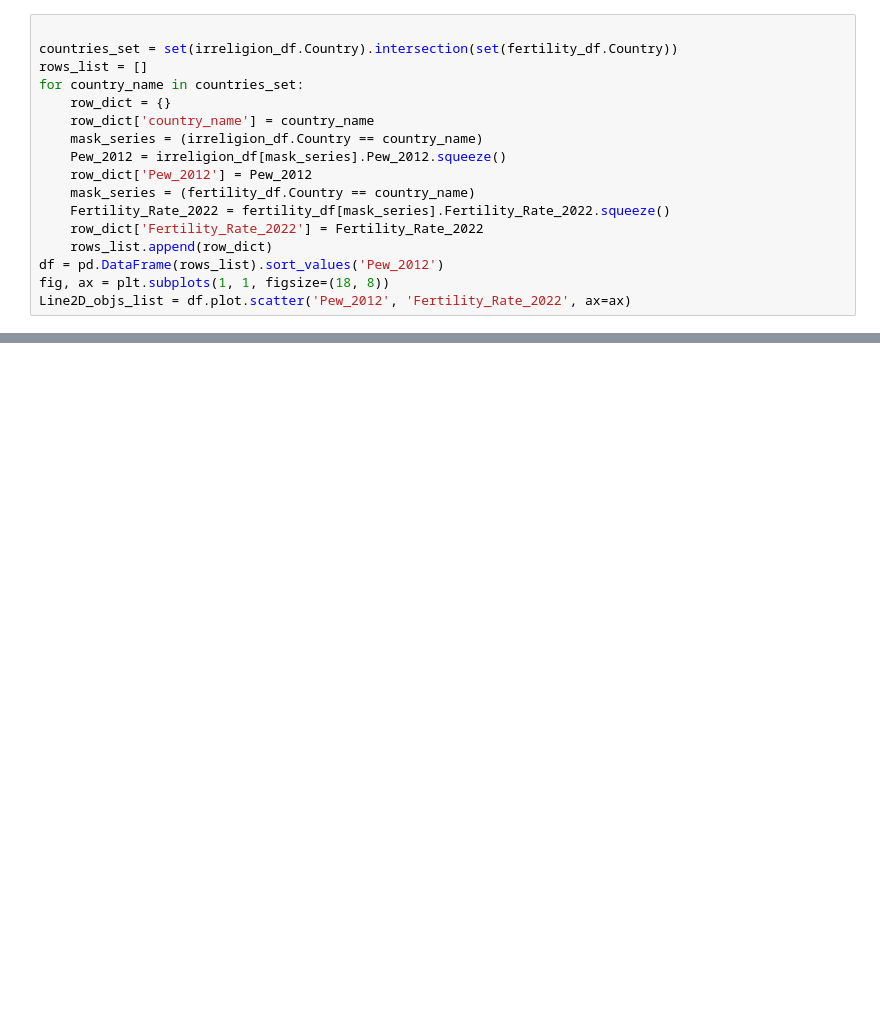
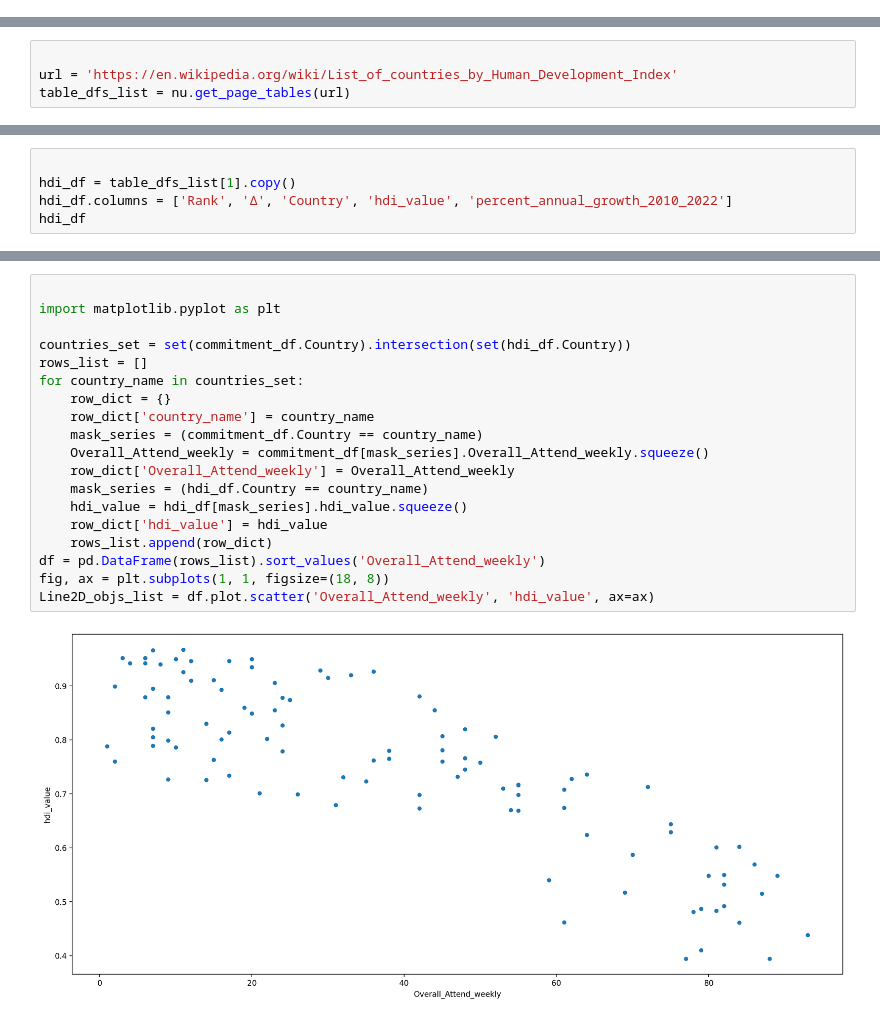
Before and after one commit to dbabbitt/StatsByCountry, a Jupyter notebook: scatterplots/Weekly Worship vs Human Development Index.ipynb, the cells around one changed output, grey strips where cells are left out. Drawn from its saved outputs; the diff is of its cells as text; blank space fills up the shorter version.

```diff
--- a/scatterplots/Weekly Worship vs Human Development Index.ipynb
+++ b/scatterplots/Weekly Worship vs Human Development Index.ipynb
@@ -240,17 +0,0 @@ df.sort_values('max_similarity', ascending=False).head(20)
-# %%
-
-countries_set = set(irreligion_df.Country).intersection(set(fertility_df.Country))
-rows_list = []
-for country_name in countries_set:
-    row_dict = {}
-    row_dict['country_name'] = country_name
-    mask_series = (irreligion_df.Country == country_name)
-    Pew_2012 = irreligion_df[mask_series].Pew_2012.squeeze()
-    row_dict['Pew_2012'] = Pew_2012
-    mask_series = (fertility_df.Country == country_name)
-    Fertility_Rate_2022 = fertility_df[mask_series].Fertility_Rate_2022.squeeze()
-    row_dict['Fertility_Rate_2022'] = Fertility_Rate_2022
-    rows_list.append(row_dict)
-df = pd.DataFrame(rows_list).sort_values('Pew_2012')
-fig, ax = plt.subplots(1, 1, figsize=(18, 8))
-Line2D_objs_list = df.plot.scatter('Pew_2012', 'Fertility_Rate_2022', ax=ax)
@@ -542,0 +20,4 @@ Saving plot to C:\Users\daveb\OneDrive\Documents\GitHub\StatsByCountry\saves\png
+# %%
+
+url = 'https://en.wikipedia.org/wiki/List_of_countries_by_Human_Development_Index'
+table_dfs_list = nu.get_page_tables(url)
@@ -542,0 +27,5 @@ Saving plot to C:\Users\daveb\OneDrive\Documents\GitHub\StatsByCountry\saves\png
+# %%
+
+hdi_df = table_dfs_list[1].copy()
+hdi_df.columns = ['Rank', 'Δ', 'Country', 'hdi_value', 'percent_annual_growth_2010_2022']
+hdi_df
@@ -542,0 +126,21 @@ Saving plot to C:\Users\daveb\OneDrive\Documents\GitHub\StatsByCountry\saves\png
+# %%
+
+import matplotlib.pyplot as plt
+
+countries_set = set(commitment_df.Country).intersection(set(hdi_df.Country))
+rows_list = []
+for country_name in countries_set:
+    row_dict = {}
+    row_dict['country_name'] = country_name
+    mask_series = (commitment_df.Country == country_name)
+    Overall_Attend_weekly = commitment_df[mask_series].Overall_Attend_weekly.squeeze()
+    row_dict['Overall_Attend_weekly'] = Overall_Attend_weekly
+    mask_series = (hdi_df.Country == country_name)
+    hdi_value = hdi_df[mask_series].hdi_value.squeeze()
+    row_dict['hdi_value'] = hdi_value
+    rows_list.append(row_dict)
+df = pd.DataFrame(rows_list).sort_values('Overall_Attend_weekly')
+fig, ax = plt.subplots(1, 1, figsize=(18, 8))
+Line2D_objs_list = df.plot.scatter('Overall_Attend_weekly', 'hdi_value', ax=ax)
+# %% [output]
+[figure, added]
```
Also changed, not shown: parts of 51 cells of this notebook, 1 other file.
